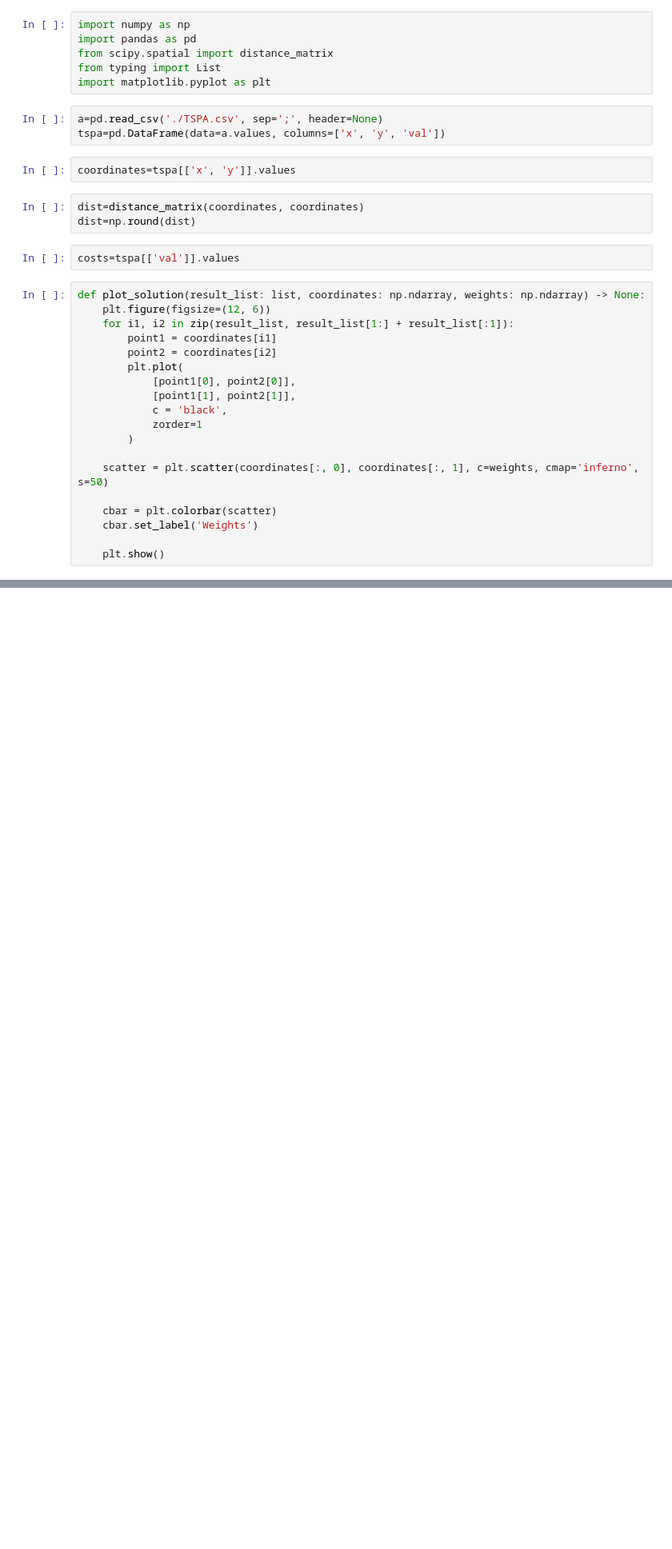
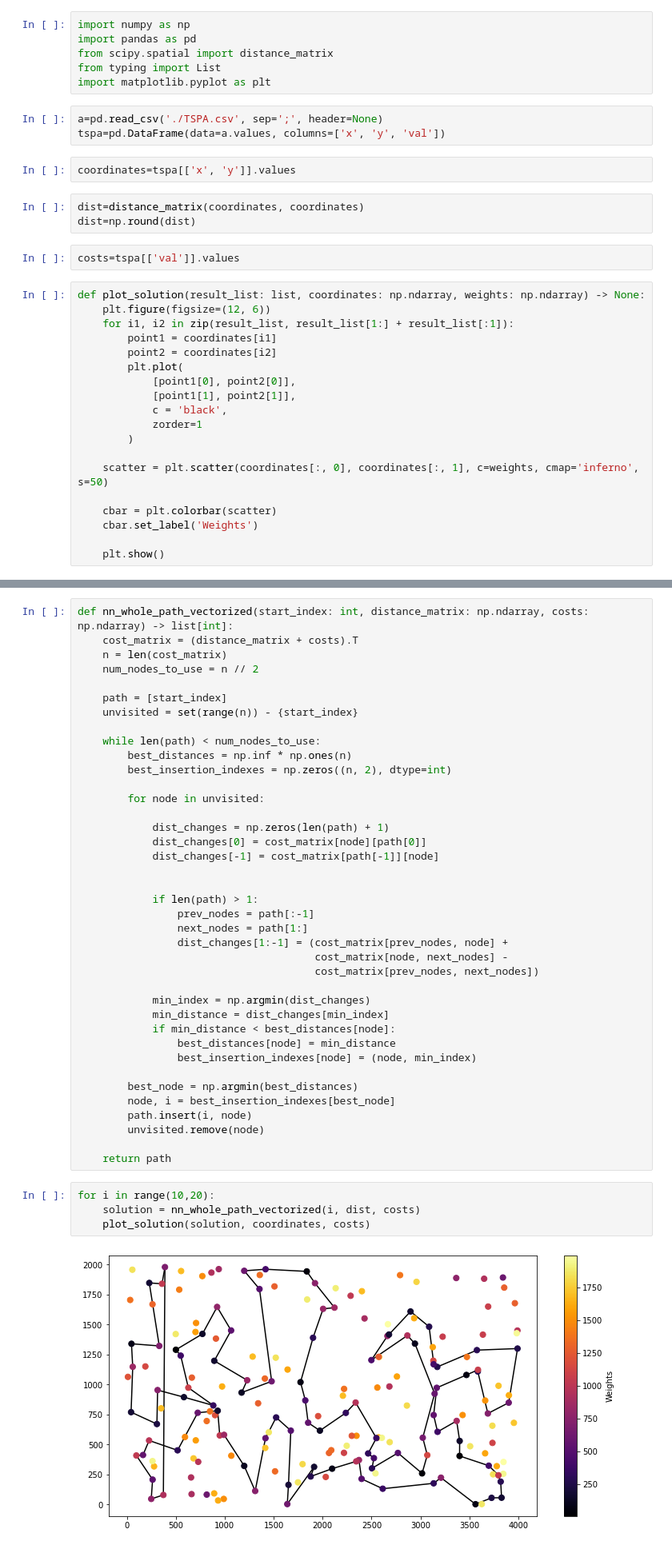
Before and after one commit to krzysztof-m-w/evolutionary_computation, a Jupyter notebook: lab1/ec1.ipynb, the cells around one changed output, grey strips where cells are left out. Shown at 80% size. Saved outputs shown, nothing was run; the diff lists cells and outputs as text; blank space fills up the shorter version.

```diff
--- a/lab1/ec1.ipynb
+++ b/lab1/ec1.ipynb
@@ -58,0 +145,45 @@ plot_solution(solution, coordinates, costs)
+# %%
+def nn_whole_path_vectorized(start_index: int, distance_matrix: np.ndarray, costs: np.ndarray) -> list[int]:
+    cost_matrix = (distance_matrix + costs).T
+    n = len(cost_matrix)
+    num_nodes_to_use = n // 2
+
+    path = [start_index]
+    unvisited = set(range(n)) - {start_index}
+
+    while len(path) < num_nodes_to_use:
+        best_distances = np.inf * np.ones(n)
+        best_insertion_indexes = np.zeros((n, 2), dtype=int)
+
+        for node in unvisited:
+
+            dist_changes = np.zeros(len(path) + 1)
+            dist_changes[0] = cost_matrix[node][path[0]]
+            dist_changes[-1] = cost_matrix[path[-1]][node]
+
+
+            if len(path) > 1:
+                prev_nodes = path[:-1]
+                next_nodes = path[1:]
+                dist_changes[1:-1] = (cost_matrix[prev_nodes, node] +
+                                      cost_matrix[node, next_nodes] -
+                                      cost_matrix[prev_nodes, next_nodes])
+
+            min_index = np.argmin(dist_changes)
+            min_distance = dist_changes[min_index]
+            if min_distance < best_distances[node]:
+                best_distances[node] = min_distance
+                best_insertion_indexes[node] = (node, min_index)
+
+        best_node = np.argmin(best_distances)
+        node, i = best_insertion_indexes[best_node]
+        path.insert(i, node)
+        unvisited.remove(node)
+
+    return path
+# %%
+for i in range(10,20):
+    solution = nn_whole_path_vectorized(i, dist, costs)
+    plot_solution(solution, coordinates, costs)
+# %% [output]
+[figure, added]
```
Also changed, not shown: parts of 10 cells of this notebook.
